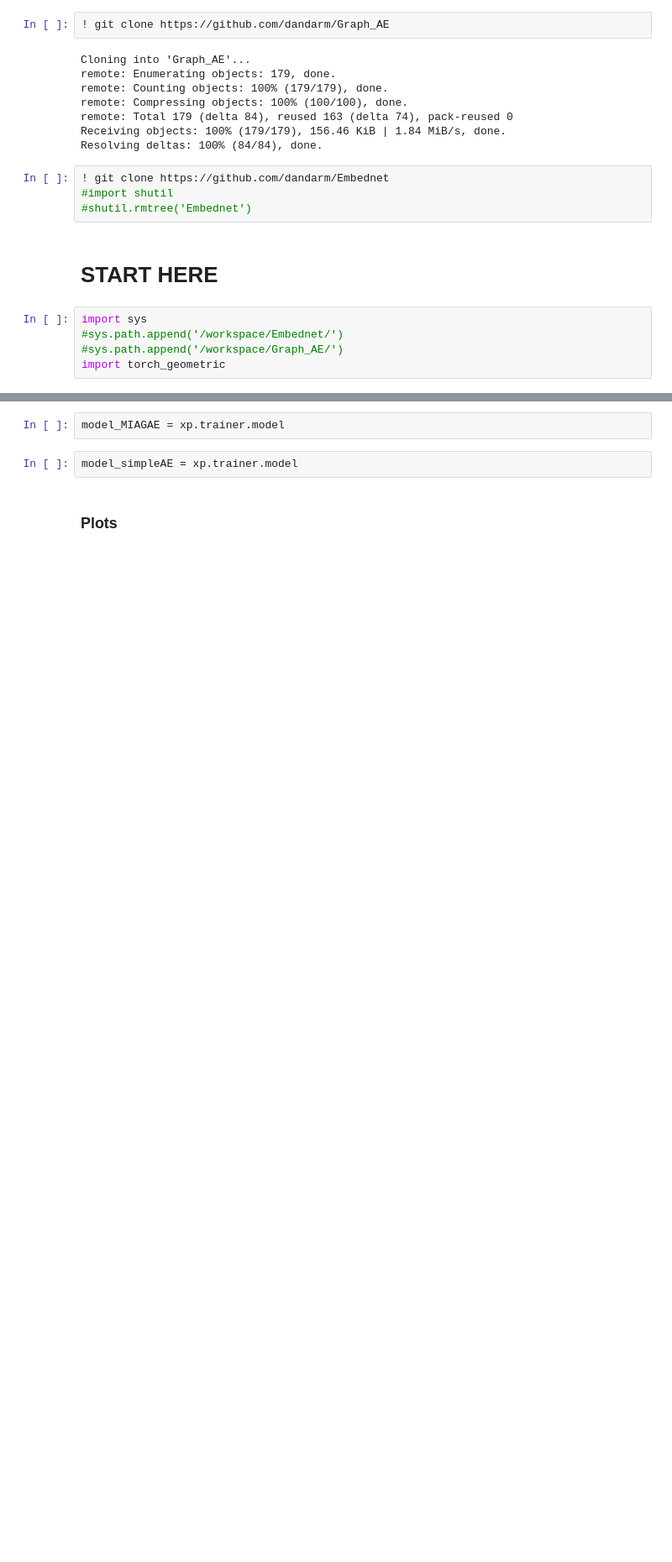
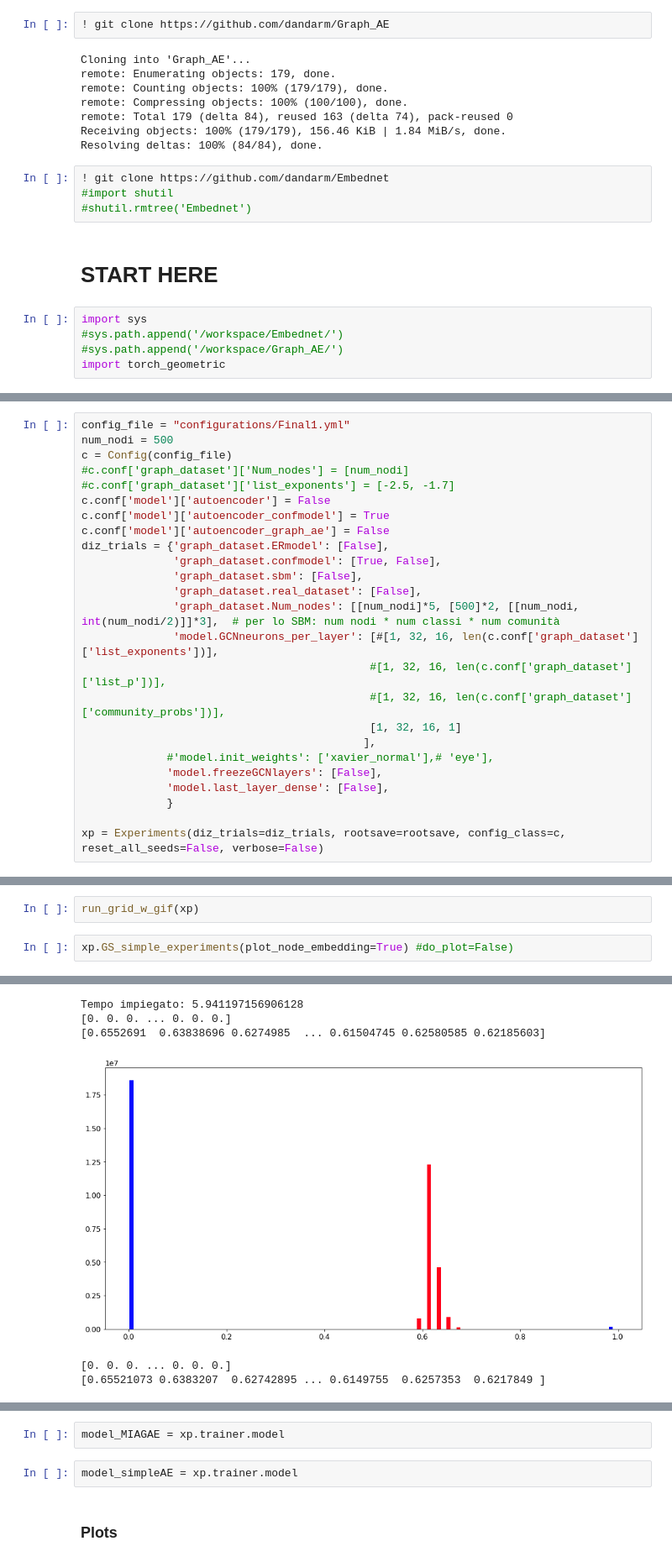
Before and after one commit to dandarm/Embednet, a Jupyter notebook: Pod_Autoencoder.ipynb, the cells around one changed output, grey strips where cells are left out. Shown at 84% size. Drawn from its saved outputs; the diff is of its cells as text; blank space fills up the shorter version.

Commit message:
several decoders for autoencoder

```diff
--- a/Pod_Autoencoder.ipynb
+++ b/Pod_Autoencoder.ipynb
@@ -233,0 +152,25 @@ test accuracy finale: 0
+# %%
+config_file = "configurations/Final1.yml"
+num_nodi = 500
+c = Config(config_file)
+#c.conf['graph_dataset']['Num_nodes'] = [num_nodi]
+#c.conf['graph_dataset']['list_exponents'] = [-2.5, -1.7]
+c.conf['model']['autoencoder'] = False
+c.conf['model']['autoencoder_confmodel'] = True
+c.conf['model']['autoencoder_graph_ae'] = False
+diz_trials = {'graph_dataset.ERmodel': [False],
+              'graph_dataset.confmodel': [True, False],
+              'graph_dataset.sbm': [False],
+              'graph_dataset.real_dataset': [False],
+              'graph_dataset.Num_nodes': [[num_nodi]*5, [500]*2, [[num_nodi, int(num_nodi/2)]]*3],  # per lo SBM: num nodi * num classi * num comunità
+              'model.GCNneurons_per_layer': [#[1, 32, 16, len(c.conf['graph_dataset']['list_exponents'])],
+                                            #[1, 32, 16, len(c.conf['graph_dataset']['list_p'])],
+                                            #[1, 32, 16, len(c.conf['graph_dataset']['community_probs'])],
+                                            [1, 32, 16, 1]
+                                           ],
+             #'model.init_weights': ['xavier_normal'],# 'eye'],
+             'model.freezeGCNlayers': [False],
+             'model.last_layer_dense': [False],
+             }
+
+xp = Experiments(diz_trials=diz_trials, rootsave=rootsave, config_class=c, reset_all_seeds=False, verbose=False)
@@ -233,0 +181,5 @@ test accuracy finale: 0
+# %%
+run_grid_w_gif(xp)
+# %%
+xp.GS_simple_experiments(plot_node_embedding=True) #do_plot=False)
+# %% [output]
@@ -233,0 +190,6 @@ test accuracy finale: 0
+Tempo impiegato: 5.941197156906128
+[0. 0. 0. ... 0. 0. 0.]
+[0.6552691  0.63838696 0.6274985  ... 0.61504745 0.62580585 0.62185603]
+[figure, added]
+[0. 0. 0. ... 0. 0. 0.]
+[0.65521073 0.6383207  0.62742895 ... 0.6149755  0.6257353  0.6217849 ]
```
Also changed, not shown: parts of 25 cells of this notebook, 18 other files.
